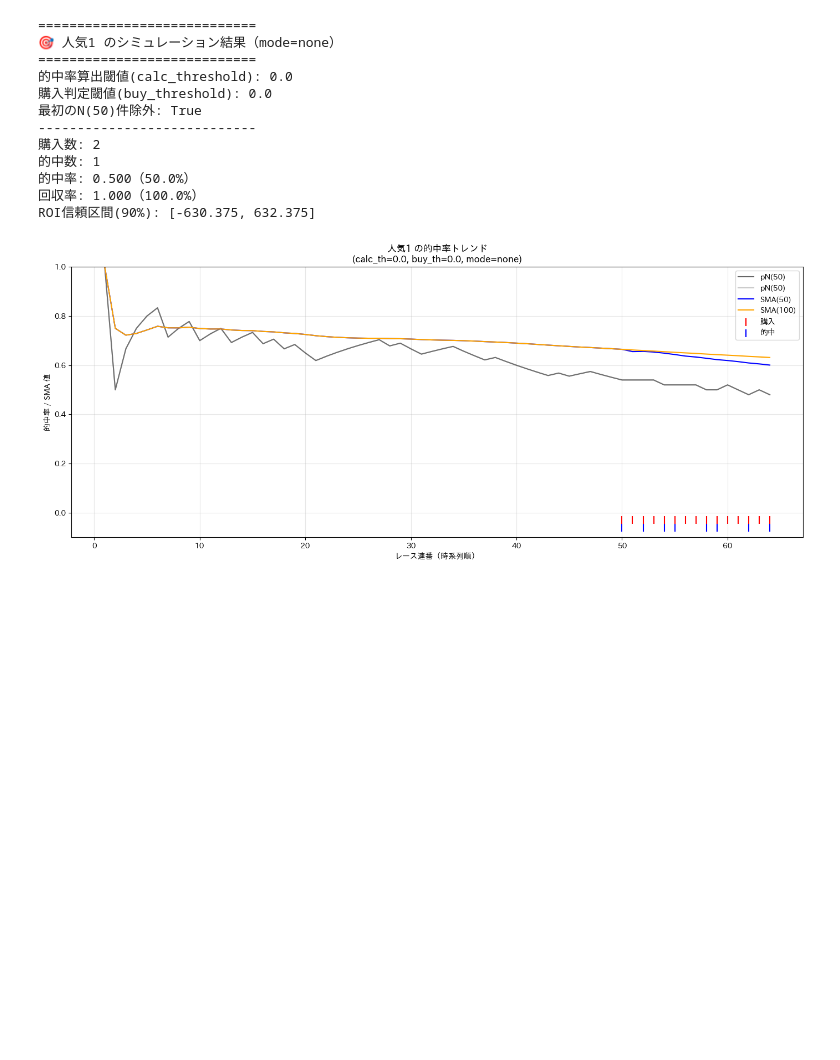
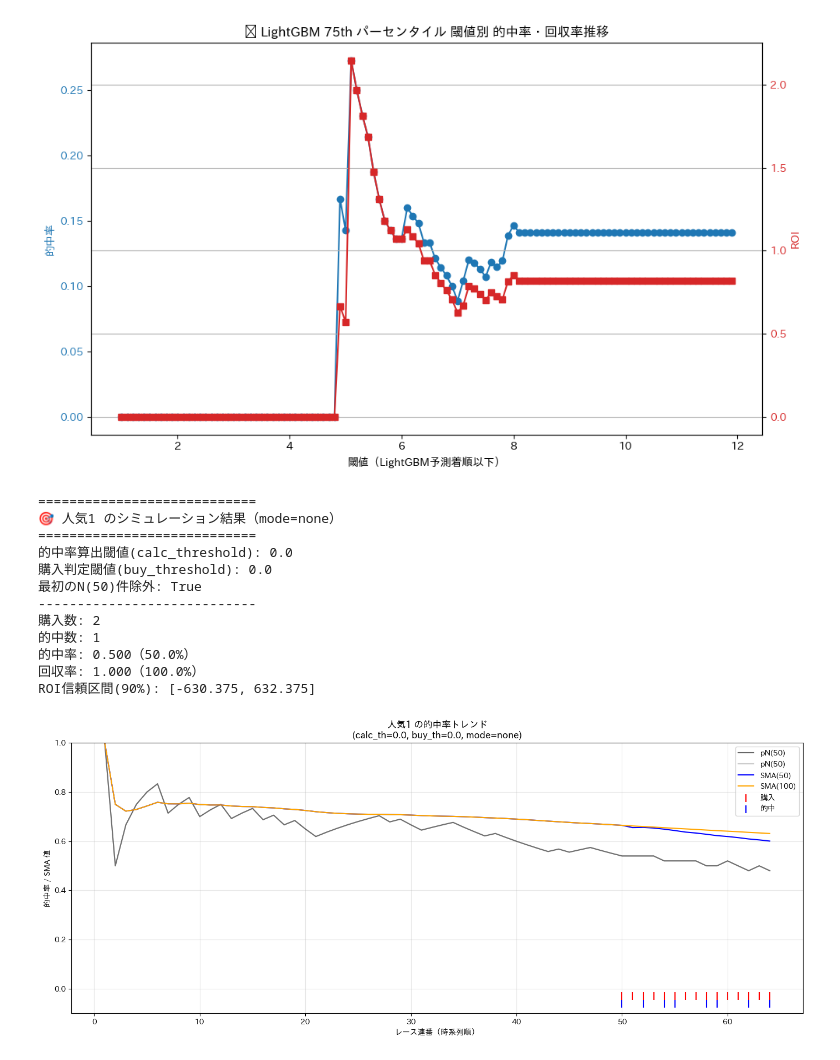
Before and after one commit to anniereon/keiba_ml, a Jupyter notebook: 上位に入る確率を予想して的中率や回収率の改善に繋げたい.ipynb, the cells around one changed output. Saved outputs shown, nothing was run; the diff lists cells and outputs as text; code cells hidden in the pictures; blank space fills up the shorter version.

```diff
--- a/上位に入る確率を予想して的中率や回収率の改善に繋げたい.ipynb
+++ b/上位に入る確率を予想して的中率や回収率の改善に繋げたい.ipynb
@@ -655,7 +655,7 @@ features = [
 # ===============================================================
 # 学習用フィルタ
 # ===============================================================
-valid_year = 2024
+valid_year = 2023
 train_year = valid_year - 1
 filtered_df = df_target[
     (df_target["race_date"].dt.year >= train_year) &
@@ -687,7 +687,7 @@ y_val   = y_m[val_mask]
 # ===============================================================
 
 # 指定パーセンタイルごとにモデルを作る
-percentiles = [25, 50, 75]  # 例: 25%, 50%, 75%
+percentiles = [1, 10, 25, 40, 50, 60, 75, 90, 99]
 preds_dict = {}
 
 for q in percentiles:
@@ -709,5 +709,5 @@ for q in percentiles:
 for q in percentiles:
     full_pred_df[f"pred_{q}th"] = preds_dict[q]
 
-print(df_results.head())
+print(full_pred_df.head())
 # %% [output]
@@ -835,0 +1127,80 @@ ROI (回収率): 177.78%
+# %%
+# ===============================================================
+# 🎨 LightGBM分位モデルの閾値を変化させた的中率・回収率推移
+# ===============================================================
+
+import matplotlib.pyplot as plt
+
+# 使用パーセンタイル（上で学習済みのもの）
+used_percentile = 75
+pred_col = f"pred_{used_percentile}th"
+
+# 閾値範囲を指定（例：1.0〜10.0を0.5刻み）
+threshold_range = np.arange(1.0, 12.0, 0.1)
+
+# 指定人気
+buy_popularities = [3]
+bet_amount = 100
+
+# XGBoostで1着候補に選ばれた馬のみを対象
+df_pred_top1 = full_pred_df.loc[
+    full_pred_df.groupby("race_id")["pred_prob_m1"].idxmax()
+].copy()
+
+# 人気フィルタ
+df_base = df_pred_top1[df_pred_top1["popularity"].isin(buy_popularities)].copy()
+
+# 評価結果を保存するリスト
+results = []
+
+for th in threshold_range:
+    df_eval = df_base.copy()
+    df_eval["buy_flag"] = (df_eval[pred_col] <= th).astype(int)
+    df_buy = df_eval[df_eval["buy_flag"] == 1].copy()
+
+    total_pred = len(df_buy)
+    total_hits = (df_buy["finish_rank"] == 1).sum()
+    total_bet = total_pred * bet_amount
+    total_payout = (df_buy["odds"] * bet_amount * (df_buy["finish_rank"] == 1)).sum()
+
+    accuracy = total_hits / total_pred if total_pred > 0 else 0
+    roi = total_payout / total_bet if total_pred > 0 else 0
+
+    results.append({
+        "threshold": th,
+        "accuracy": accuracy,
+        "roi": roi,
+        "num_buys": total_pred
+    })
+
+# DataFrame化
+df_result_curve = pd.DataFrame(results)
+
+print("\n📈 閾値別的中率・ROI 一覧")
+print(df_result_curve)
+
+# ===============================================================
+# グラフ描画
+# ===============================================================
+
+fig, ax1 = plt.subplots(figsize=(10, 6))
+
+# 左軸: 的中率
+ax1.plot(df_result_curve["threshold"], df_result_curve["accuracy"],
+         color="tab:blue", marker="o", label="的中率 (Accuracy)")
+ax1.set_xlabel("閾値（LightGBM予測着順以下）")
+ax1.set_ylabel("的中率", color="tab:blue")
+ax1.tick_params(axis="y", labelcolor="tab:blue")
+
+# 右軸: ROI
+ax2 = ax1.twinx()
+ax2.plot(df_result_curve["threshold"], df_result_curve["roi"],
+         color="tab:red", marker="s", label="回収率 (ROI)")
+ax2.set_ylabel("ROI", color="tab:red")
+ax2.tick_params(axis="y", labelcolor="tab:red")
+
+plt.title(f"🎯 LightGBM {used_percentile}th パーセンタイル 閾値別 的中率・回収率推移")
+fig.tight_layout()
+plt.grid(True)
+plt.show()
+# %% [output]
@@ -836,3 +1222,4 @@ ROI (回収率): 177.78%
+[figure, added]
 # %%
 import numpy as np
 import pandas as pd
```
Also changed, not shown: parts of 7 cells of this notebook.
